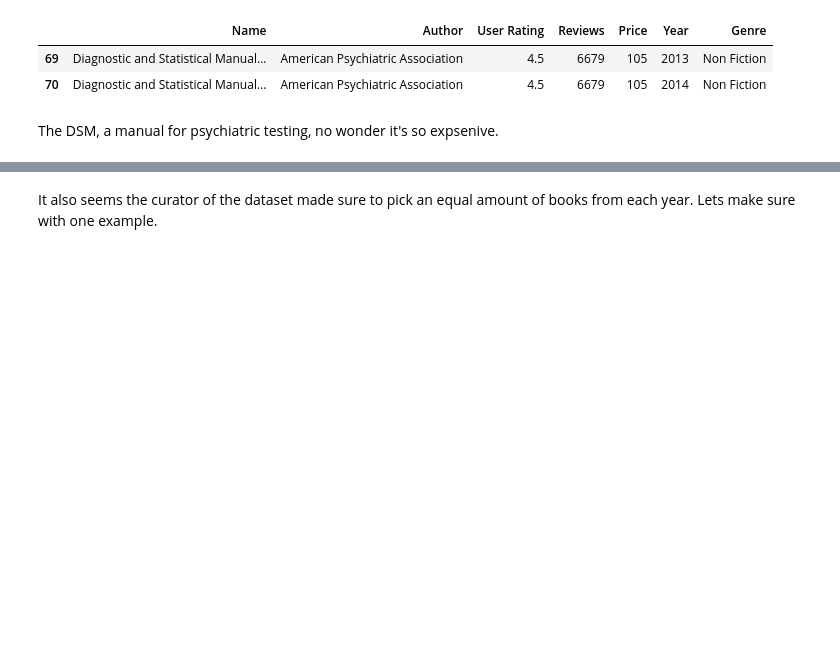
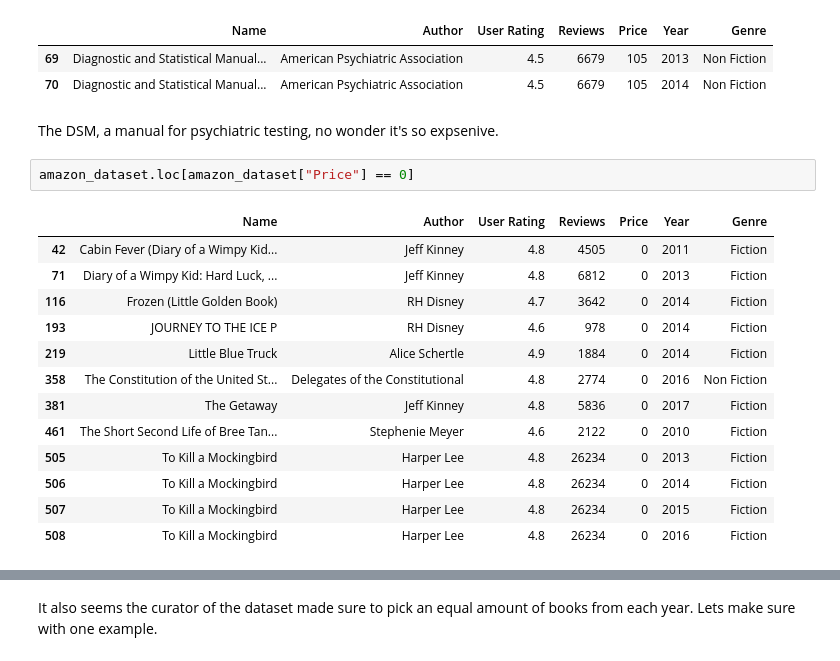
Before and after one commit to Simon-Holloway/datascience_test_projects, a Jupyter notebook: amazon-user-prediction.ipynb, the cells around one changed output, grey strips where cells are left out. Saved outputs shown, nothing was run; the diff lists cells and outputs as text; blank space fills up the shorter version.

```diff
--- a/amazon-user-prediction.ipynb
+++ b/amazon-user-prediction.ipynb
@@ -74,3 +78,19 @@ amazon_dataset.loc[amazon_dataset["Price"] == 105]
 | 70 | Diagnostic and Statistical Manual... | American Psychiatric Association | 4.5 | 6679 | 105 | 2014 | Non Fiction |
 # %% [markdown]
 The DSM, a manual for psychiatric testing, no wonder it's so expsenive.
+# %%
+amazon_dataset.loc[amazon_dataset["Price"] == 0]
+# %% [output]
+|  | Name | Author | User Rating | Reviews | Price | Year | Genre |
+| 42 | Cabin Fever (Diary of a Wimpy Kid... | Jeff Kinney | 4.8 | 4505 | 0 | 2011 | Fiction |
+| 71 | Diary of a Wimpy Kid: Hard Luck, ... | Jeff Kinney | 4.8 | 6812 | 0 | 2013 | Fiction |
+| 116 | Frozen (Little Golden Book) | RH Disney | 4.7 | 3642 | 0 | 2014 | Fiction |
+| 193 | JOURNEY TO THE ICE P | RH Disney | 4.6 | 978 | 0 | 2014 | Fiction |
+| 219 | Little Blue Truck | Alice Schertle | 4.9 | 1884 | 0 | 2014 | Fiction |
+| 358 | The Constitution of the United St... | Delegates of the Constitutional | 4.8 | 2774 | 0 | 2016 | Non Fiction |
+| 381 | The Getaway | Jeff Kinney | 4.8 | 5836 | 0 | 2017 | Fiction |
+| 461 | The Short Second Life of Bree Tan... | Stephenie Meyer | 4.6 | 2122 | 0 | 2010 | Fiction |
+| 505 | To Kill a Mockingbird | Harper Lee | 4.8 | 26234 | 0 | 2013 | Fiction |
+| 506 | To Kill a Mockingbird | Harper Lee | 4.8 | 26234 | 0 | 2014 | Fiction |
+| 507 | To Kill a Mockingbird | Harper Lee | 4.8 | 26234 | 0 | 2015 | Fiction |
+| 508 | To Kill a Mockingbird | Harper Lee | 4.8 | 26234 | 0 | 2016 | Fiction |
```
Also changed, not shown: parts of 15 cells of this notebook.
